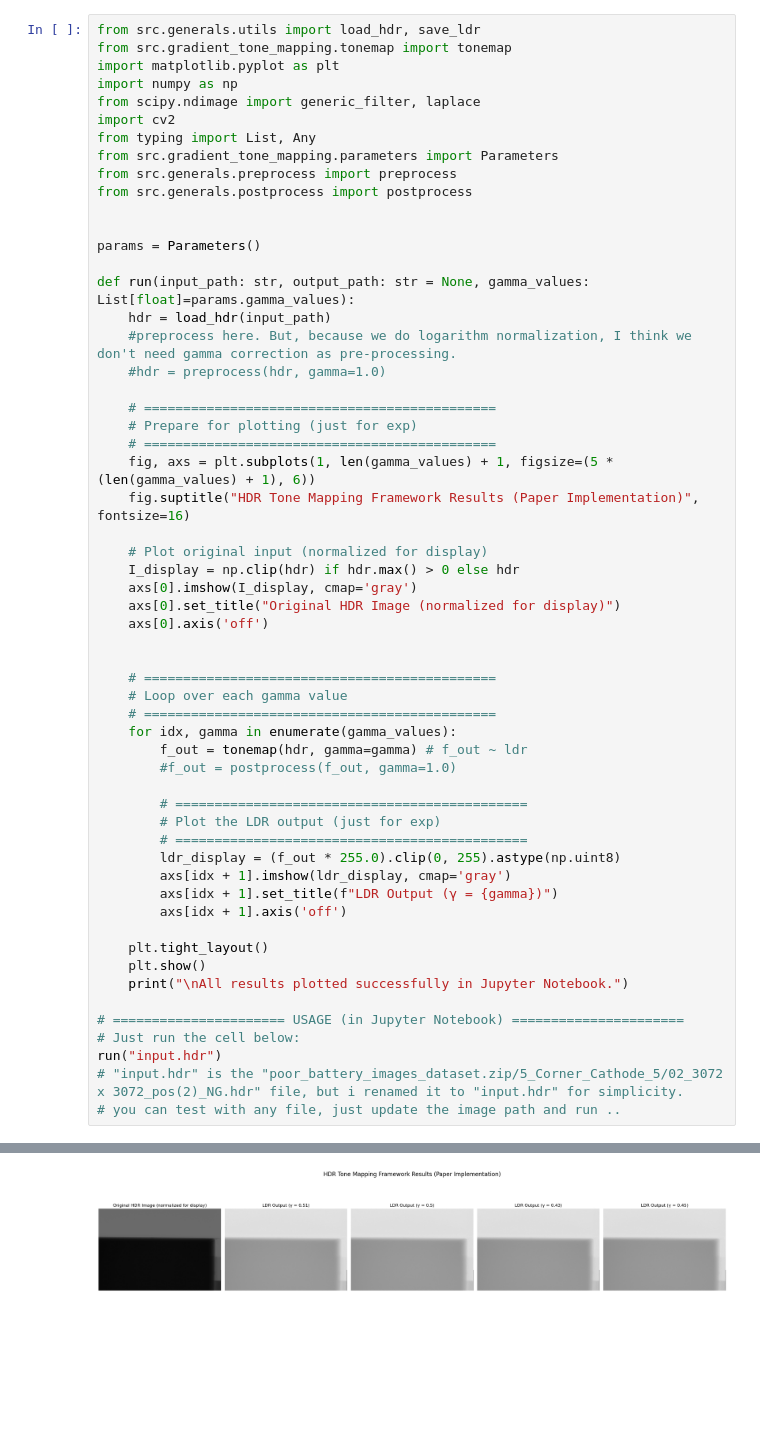
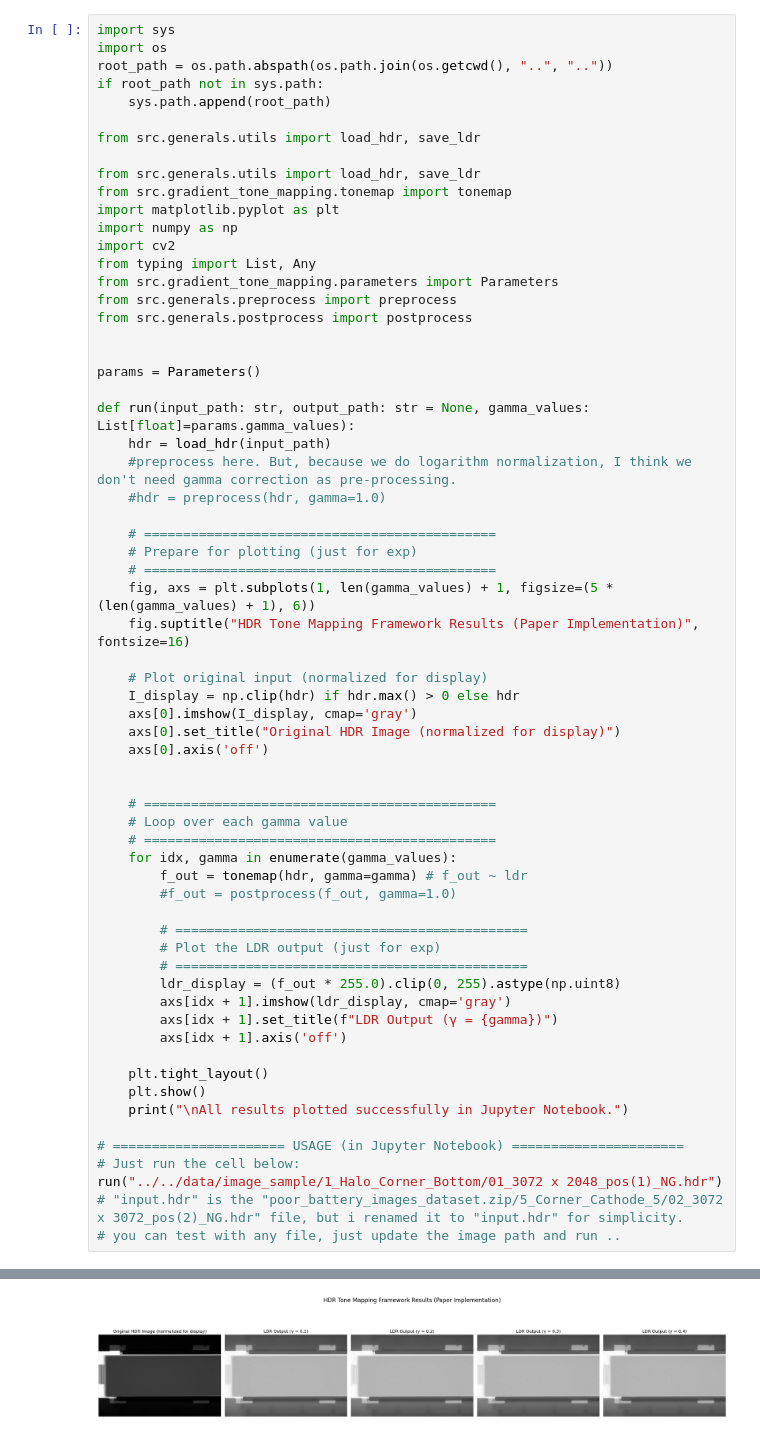
Before and after one commit to phj77/X-ray-tone-mapping-based-on-fattal, a Jupyter notebook: src/exps/exp.ipynb, the cells around one changed output, grey strips where cells are left out. Cells and saved outputs as stored; diff of their text form; blank space fills up the shorter version.

Commit message:
data folder and result folder arrangement

```diff
--- a/src/exps/exp.ipynb
+++ b/src/exps/exp.ipynb
@@ -1,9 +1,16 @@
 # %%
+import sys
+import os
+root_path = os.path.abspath(os.path.join(os.getcwd(), "..", ".."))
+if root_path not in sys.path:
+    sys.path.append(root_path)
+
+from src.generals.utils import load_hdr, save_ldr
+
 from src.generals.utils import load_hdr, save_ldr
 from src.gradient_tone_mapping.tonemap import tonemap
 import matplotlib.pyplot as plt
 import numpy as np
-from scipy.ndimage import generic_filter, laplace
 import cv2
 from typing import List, Any
 from src.gradient_tone_mapping.parameters import Parameters
@@ -52,7 +59,7 @@ def run(input_path: str, output_path: str = None, gamma_values: List[float]=para
 
 # ====================== USAGE (in Jupyter Notebook) ======================
 # Just run the cell below:
-run("input.hdr")
+run("../../data/image_sample/1_Halo_Corner_Bottom/01_3072 x 2048_pos(1)_NG.hdr")
 # "input.hdr" is the "poor_battery_images_dataset.zip/5_Corner_Cathode_5/02_3072 x 3072_pos(2)_NG.hdr" file, but i renamed it to "input.hdr" for simplicity.
 # you can test with any file, just update the image path and run ..
 # %% [output]
@@ -76,2 +83,2 @@ f_c (rightmost trough) = 0.9902
-[figure, old version]
+[figure, new version]
 All results plotted successfully in Jupyter Notebook.
```
Also changed, not shown: parts of 1 cell of this notebook, 55 other files.
